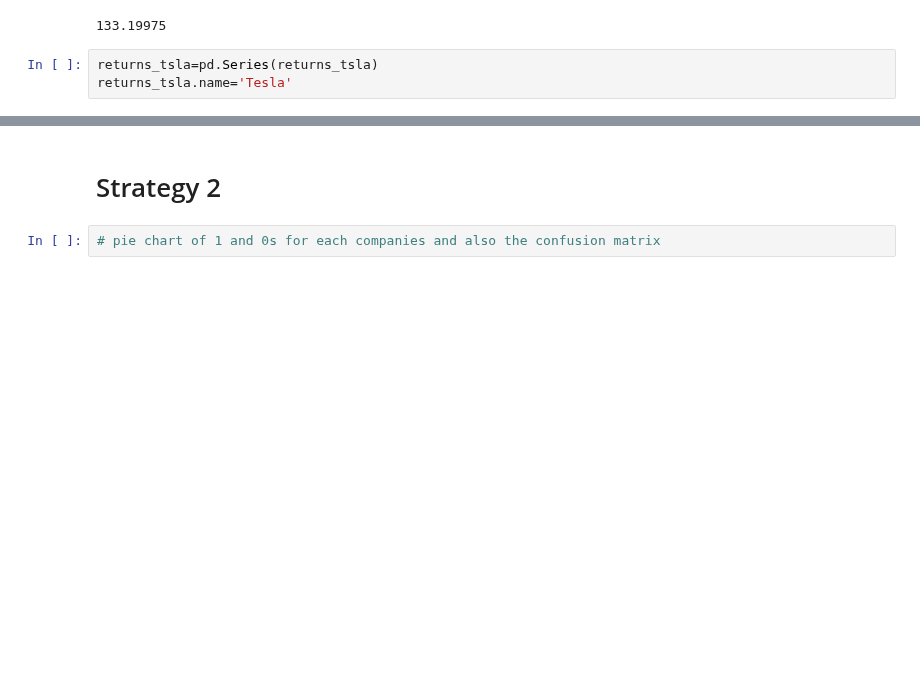
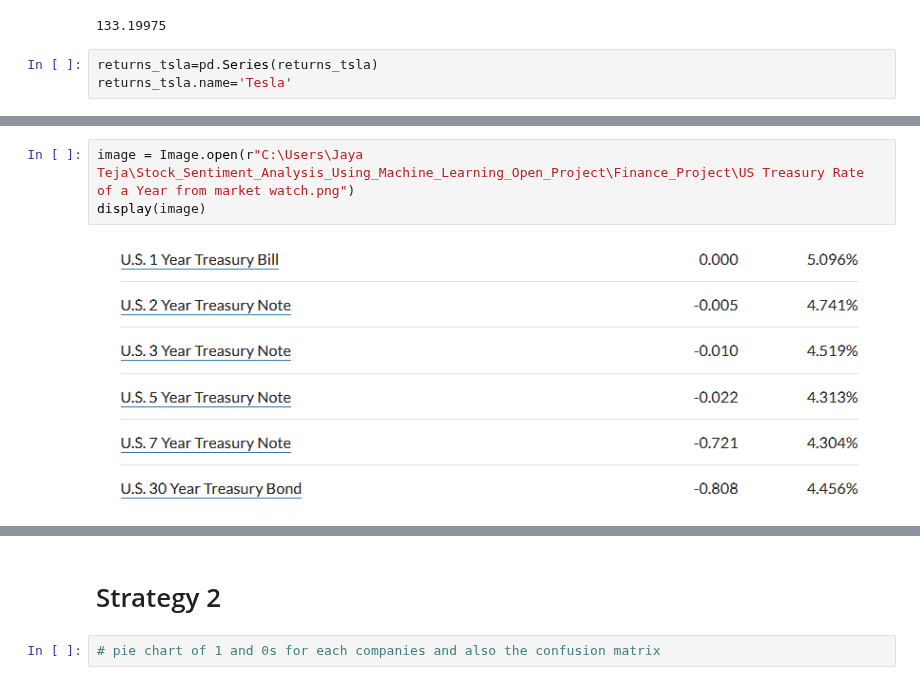
Before and after one commit to 37nomad/Stock-Sentiment-Analysis-Using-Machine-Learning, a Jupyter notebook: Finance_Project/Project2 - Copy.ipynb, the cells around one changed output, grey strips where cells are left out. Saved outputs shown, nothing was run; the diff lists cells and outputs as text; blank space fills up the shorter version.

Commit message:
Strategy-1-&-Finance-Metrics

```diff
--- a/Finance_Project/Project2 - Copy.ipynb
+++ b/Finance_Project/Project2 - Copy.ipynb
@@ -965,0 +1023,5 @@ returns_tsla.name='Tesla'
+# %%
+image = Image.open(r"C:\Users\Jaya Teja\Stock_Sentiment_Analysis_Using_Machine_Learning_Open_Project\Finance_Project\US Treasury Rate of a Year from market watch.png")
+display(image)
+# %% [output]
+[figure, added]
```
Also changed, not shown: parts of 27 cells of this notebook, 2 other files.
